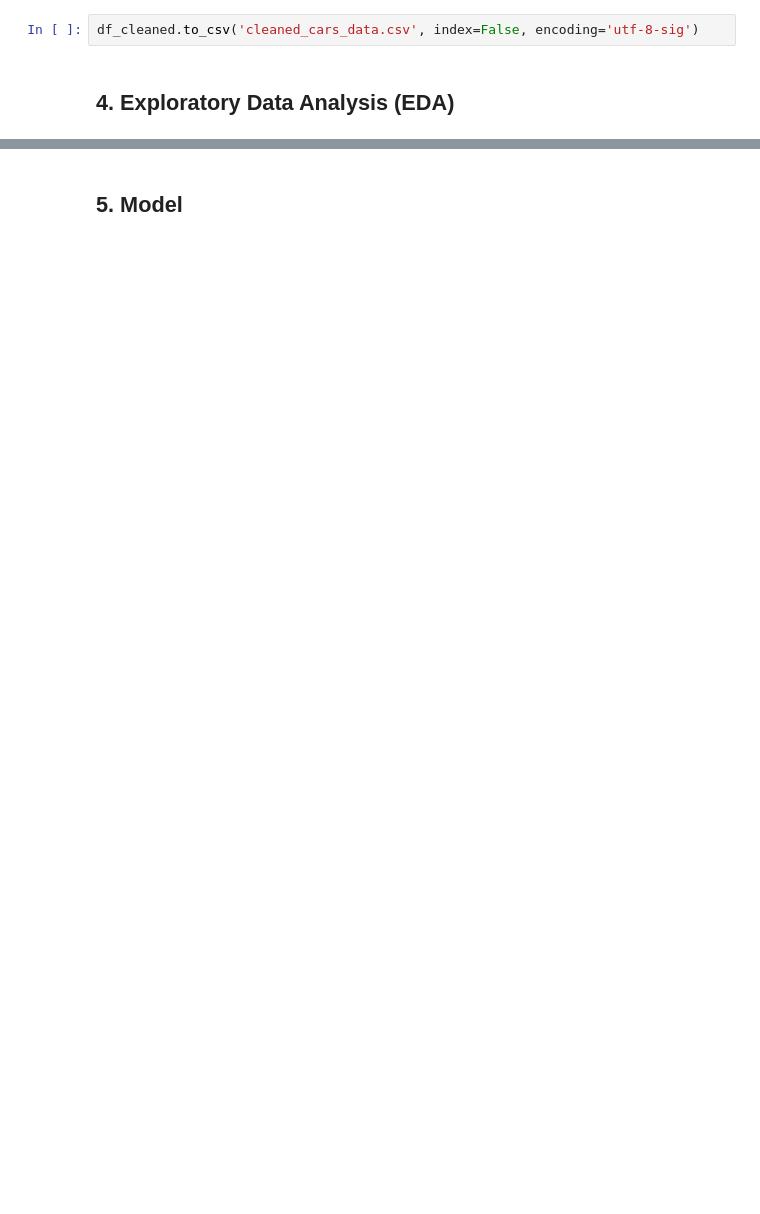
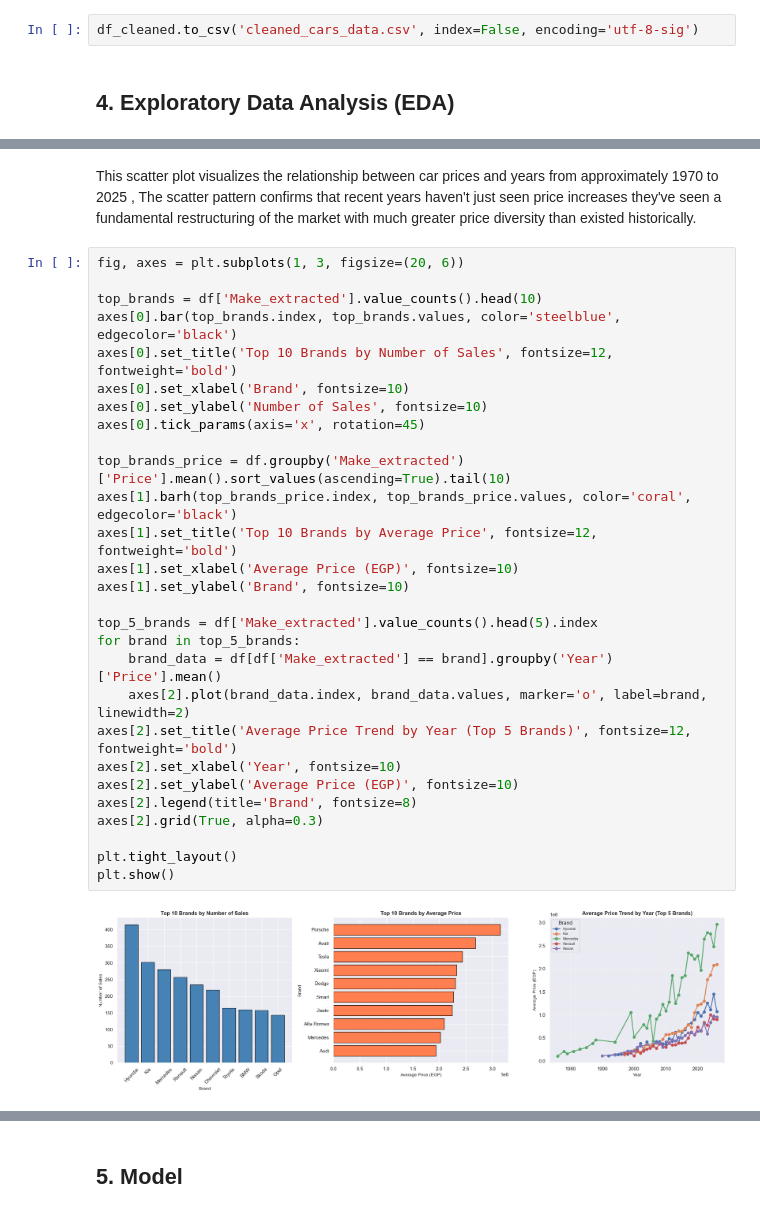
Before and after one commit to AI-0o0/AlexU_DSM_FinalProject, a Jupyter notebook: DataScienceMethodology_Fall2025_Final.ipynb, the cells around one changed output, grey strips where cells are left out. Cells and saved outputs as stored; diff of their text form; blank space fills up the shorter version.

```diff
--- a/DataScienceMethodology_Fall2025_Final.ipynb
+++ b/DataScienceMethodology_Fall2025_Final.ipynb
@@ -731,0 +825,33 @@ df_cleaned = pd.read_csv('cleaned_cars_data.csv')
+# %% [markdown]
+This scatter plot visualizes the relationship between car prices and years from approximately 1970 to 2025 ,
+The scatter pattern confirms that recent years haven't just seen price increases they've seen a fundamental restructuring of the market with much greater price diversity than existed historically.
+# %%
+fig, axes = plt.subplots(1, 3, figsize=(20, 6))
+
+top_brands = df['Make_extracted'].value_counts().head(10)
+axes[0].bar(top_brands.index, top_brands.values, color='steelblue', edgecolor='black')
+axes[0].set_title('Top 10 Brands by Number of Sales', fontsize=12, fontweight='bold')
+axes[0].set_xlabel('Brand', fontsize=10)
+axes[0].set_ylabel('Number of Sales', fontsize=10)
+axes[0].tick_params(axis='x', rotation=45)
+
+top_brands_price = df.groupby('Make_extracted')['Price'].mean().sort_values(ascending=True).tail(10)
+axes[1].barh(top_brands_price.index, top_brands_price.values, color='coral', edgecolor='black')
+axes[1].set_title('Top 10 Brands by Average Price', fontsize=12, fontweight='bold')
+axes[1].set_xlabel('Average Price (EGP)', fontsize=10)
+axes[1].set_ylabel('Brand', fontsize=10)
+
+top_5_brands = df['Make_extracted'].value_counts().head(5).index
+for brand in top_5_brands:
+    brand_data = df[df['Make_extracted'] == brand].groupby('Year')['Price'].mean()
+    axes[2].plot(brand_data.index, brand_data.values, marker='o', label=brand, linewidth=2)
+axes[2].set_title('Average Price Trend by Year (Top 5 Brands)', fontsize=12, fontweight='bold')
+axes[2].set_xlabel('Year', fontsize=10)
+axes[2].set_ylabel('Average Price (EGP)', fontsize=10)
+axes[2].legend(title='Brand', fontsize=8)
+axes[2].grid(True, alpha=0.3)
+
+plt.tight_layout()
+plt.show()
+# %% [output]
+[figure, added]
```
Also changed, not shown: parts of 14 cells of this notebook, 1 other file.
